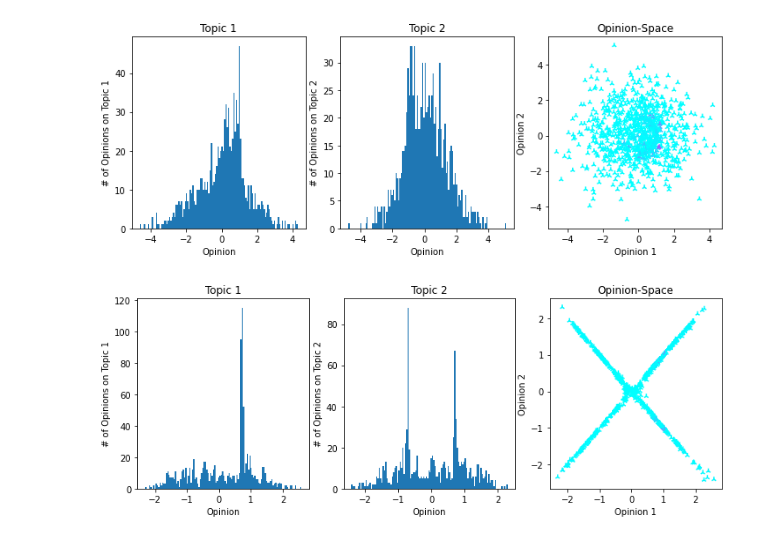
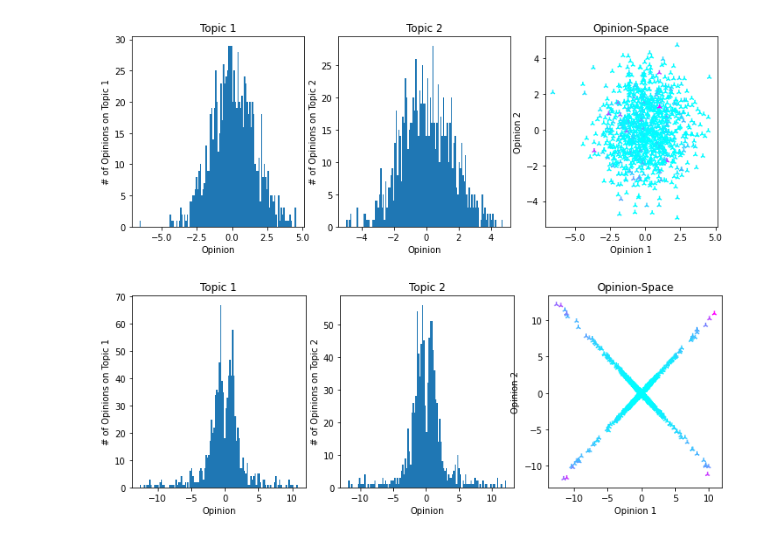
Before and after one commit to RobinDanek/Bachelorproject, a Jupyter notebook: Baumann_Model_bound.ipynb, the cells around one changed output. Drawn from its saved outputs; the diff is of its cells as text; code cells hidden in the pictures.

Commit message:
Backup of Bound and Classification

```diff
--- a/Baumann_Model_bound.ipynb
+++ b/Baumann_Model_bound.ipynb
@@ -244,4 +313,0 @@ Phi:  1.0 0.0 0.0 1.0
-# %%
-for i in range (len(File_Names)):
-    for j in range (len(File_Names[i])):
-        Opinion_Dynamics_2D(N, T, m, K, alpha, beta, gamma, Phi, eps1, eps2, runtime_net, runtime_op, step, File_Names[i][j], boundary[i], frac)
@@ -265,0 +314,19 @@ Iteration:  999
+# %%
+fracs = np.array([0.2])
+for k in range (len(fracs)):
+    frac = fracs[k]
+    File_Names = []
+    for i in range (len(alpha)):
+        File_Names2 = []
+        for j in range (len(cosd)):
+            for l in range (1):
+                File_Names2.append(f'a{alpha[i]:.1f}_b{beta}_cosd{cosd[j]:.1f}_frac_{frac}_{l+2}')
+        File_Names.append( File_Names2 )
+    print(File_Names)
+
+    for i in range (len(alpha)):
+        for j in range (len(cosd)):
+            print(f"\rsimulation {i*len(File_Names[0]) + j + 1 + k*len(File_Names) * len(File_Names[0])} of {len(File_Names) * len(File_Names[0])}")
+            Phi = np.array([[1.0,cosd[j]],[cosd[j],1.0]])
+            #print(f"Phi: {Phi}")
+            Opinion_Dynamics_2D(N, T, m, K, alpha[i], beta, gamma, Phi, eps1, eps2, runtime_net, runtime_op, step, File_Names[i][j], boundary, frac)
@@ -266,27 +351,28 @@ Iteration:  999
 # %%
-data = np.loadtxt(r'D:\Daten mit Änderungen\Physik\Bachelorarbeit\Generated_Data\Test.csv', delimiter=',')
+filename = File_Names[0][0]
+data = np.loadtxt(f'D:\Daten mit Änderungen\Physik\Bachelorarbeit\Generated_Data\Bound\Phase\{filename}.csv', delimiter=',')
 
 def Plot_Opinion_Distribution_2d(data1, data2, data_act):
     op1_list = data1
     op2_list = data2
 
     fig, ax = plt.subplots(1,3, figsize=(12,4))
     ax[0].set_title("Topic 1")
     ax[0].set_xlabel("Opinion")
     ax[0].set_ylabel("# of Opinions on Topic 1")
     ax[0].hist(op1_list, bins=120)
     ax[1].set_title("Topic 2")
     ax[1].set_xlabel("Opinion")
     ax[1].set_ylabel("# of Opinions on Topic 2")
     ax[1].hist(op2_list, bins=120)
     ax[2].set_title("Opinion-Space")
     ax[2].set_xlabel("Opinion 1")
     ax[2].set_ylabel("Opinion 2")
     ax[2].scatter(op1_list, op2_list, c=data_act, cmap='cool', marker = '2')
     plt.show()
 
 Plot_Opinion_Distribution_2d(data[1], data[2], data[0])
 Plot_Opinion_Distribution_2d(data[len(data)-2], data[len(data)-1], data[0])
 # %% [output]
-[figure, old version]
+[figure, new version]
-[figure, old version]
+[figure, new version]
```
Also changed, not shown: parts of 5 cells of this notebook, 2 other files.
